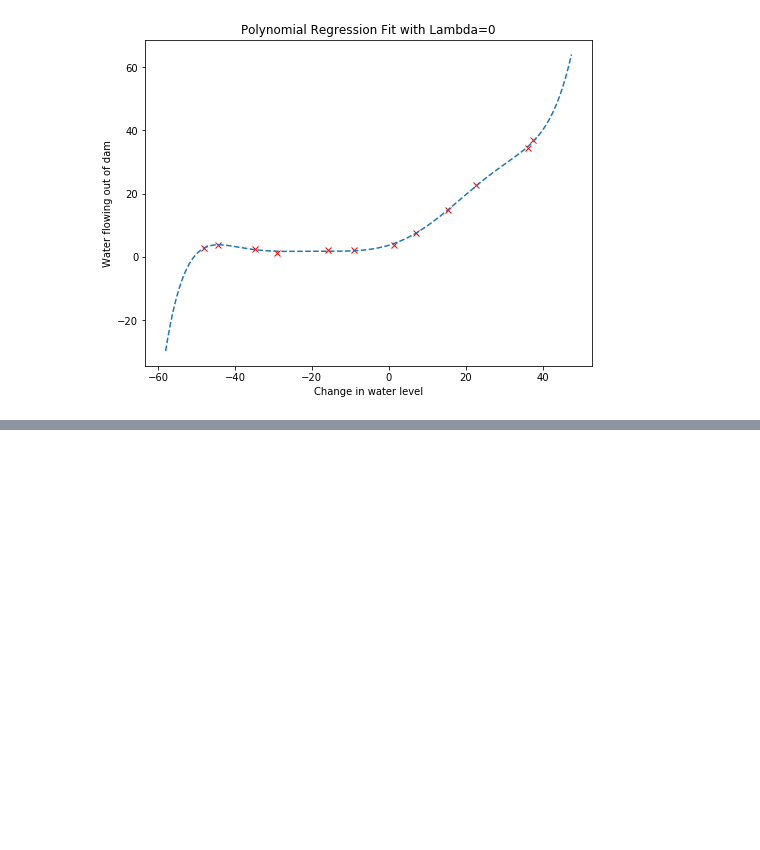
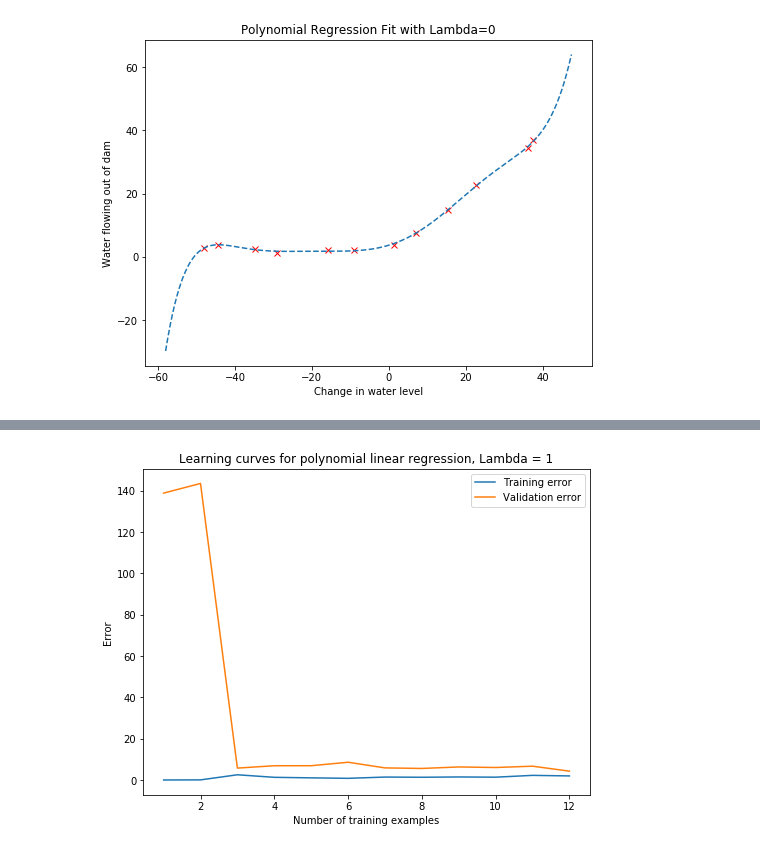
Before and after one commit to ZER-0-NE/Ng_ML, a Jupyter notebook: ex5/5_Regularized_linear_regression_and_bias_vs_variance.ipynb, the cells around one changed output, grey strips where cells are left out. Saved outputs shown, nothing was run; the diff lists cells and outputs as text; code cells hidden in the pictures; blank space fills up the shorter version.

```diff
--- a/ex5/5_Regularized_linear_regression_and_bias_vs_variance.ipynb
+++ b/ex5/5_Regularized_linear_regression_and_bias_vs_variance.ipynb
@@ -317,0 +336,12 @@ plt.show()
+# %%
+def plot_learning_curves_reg(Lambda):
+    error_train, error_val = learning_curve(X_poly, y, X_poly_val, yval, Lambda)
+
+    plt.figure(figsize=(8,6))
+    plt.plot(range(1, m+1), error_train)
+    plt.plot(range(1, m+1), error_val)
+    plt.legend(['Training error', 'Validation error'])
+    plt.xlabel('Number of training examples')
+    plt.ylabel('Error')
+    plt.title('Learning curves for polynomial linear regression, Lambda = %d' %(Lambda))
+    plt.show()
@@ -317,0 +355,9 @@ plt.show()
+# %%
+plot_learning_curves_reg(Lambda=1)
+
+# Comparing to the Lambda=0 case, we see that with Lambda=1 we have helped
+# alleviate the high-variance problem - the cross-validation error is smaller,
+# and the gap between the training error and the cross-validation error has
+# been reduced.
+# %% [output]
+[figure, added]
```
Also changed, not shown: parts of 7 cells of this notebook.
